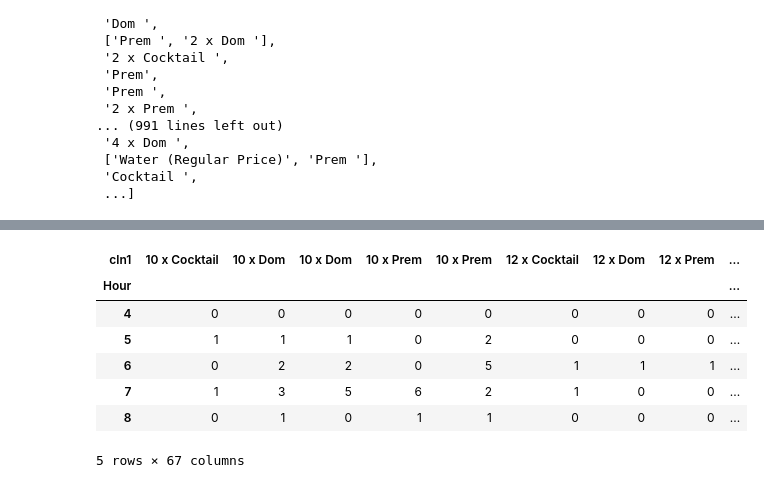
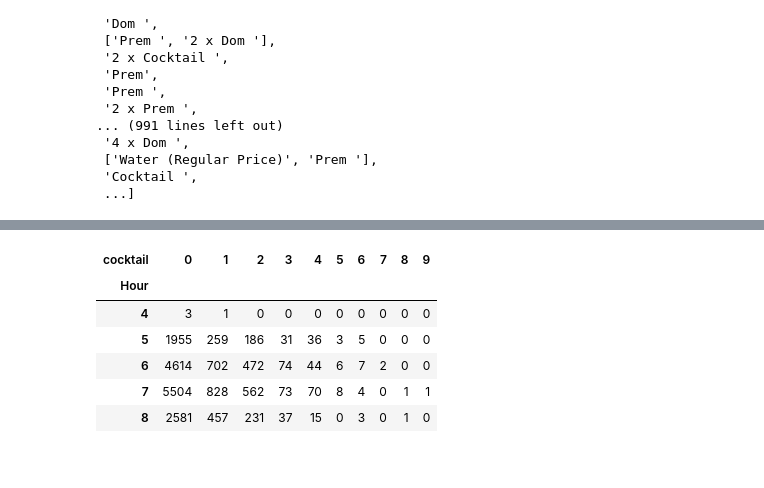
Before and after one commit to newmantldr/CIP-square-data, a Jupyter notebook: cip-data.ipynb, the cells around one changed output, grey strips where cells are left out. Cells and saved outputs as stored; diff of their text form; code cells hidden in the pictures.

```diff
--- a/cip-data.ipynb
+++ b/cip-data.ipynb
@@ -246,6 +246,11 @@ cocktail = []
 premium = []
 domestic = []
 water = []
+
+cocktailTemp = []
+premiumTemp = []
+domesticTemp = []
+waterTemp = []
 # %%
 splitDesc
 # %% [output]
@@ -531,0 +394,6 @@ water
+# %%
+hourDesc['cocktail'] = cocktail
+hourDesc['premium'] = premium
+hourDesc['domestic'] = domestic
+hourDesc['water'] = water
+hourDesc
@@ -532,14 +424,13 @@ water
 # %%
 df1 = hourDesc
-df2 = df1.reset_index().explode('cln1')
-new_df = pd.crosstab(df2['Hour'], df2['cln1'])
-new_df
+df2 = df1.reset_index().explode('cocktail')
+cocktailTab = pd.crosstab(df2['Hour'], df2['cocktail'])
+cocktailTab
 # %% [output]
-| cln1 | 10 x Cocktail | 10 x Dom | 10 x Dom | 10 x Prem | 10 x Prem | 12 x Cocktail | 12 x Dom | 12 x Prem | ... |
-| Hour |  |  |  |  |  |  |  |  | ... |
-| 4 | 0 | 0 | 0 | 0 | 0 | 0 | 0 | 0 | ... |
-| 5 | 1 | 1 | 1 | 0 | 2 | 0 | 0 | 0 | ... |
-| 6 | 0 | 2 | 2 | 0 | 5 | 1 | 1 | 1 | ... |
-| 7 | 1 | 3 | 5 | 6 | 2 | 1 | 0 | 0 | ... |
-| 8 | 0 | 1 | 0 | 1 | 1 | 0 | 0 | 0 | ... |
+| cocktail | 0 | 1 | 2 | 3 | 4 | 5 | 6 | 7 | 8 | 9 |
+| Hour |  |  |  |  |  |  |  |  |  |  |
+| 4 | 3 | 1 | 0 | 0 | 0 | 0 | 0 | 0 | 0 | 0 |
+| 5 | 1955 | 259 | 186 | 31 | 36 | 3 | 5 | 0 | 0 | 0 |
+| 6 | 4614 | 702 | 472 | 74 | 44 | 6 | 7 | 2 | 0 | 0 |
+| 7 | 5504 | 828 | 562 | 73 | 70 | 8 | 4 | 0 | 1 | 1 |
+| 8 | 2581 | 457 | 231 | 37 | 15 | 0 | 3 | 0 | 1 | 0 |
-5 rows × 67 columns
```
Also changed, not shown: parts of 11 cells of this notebook.
